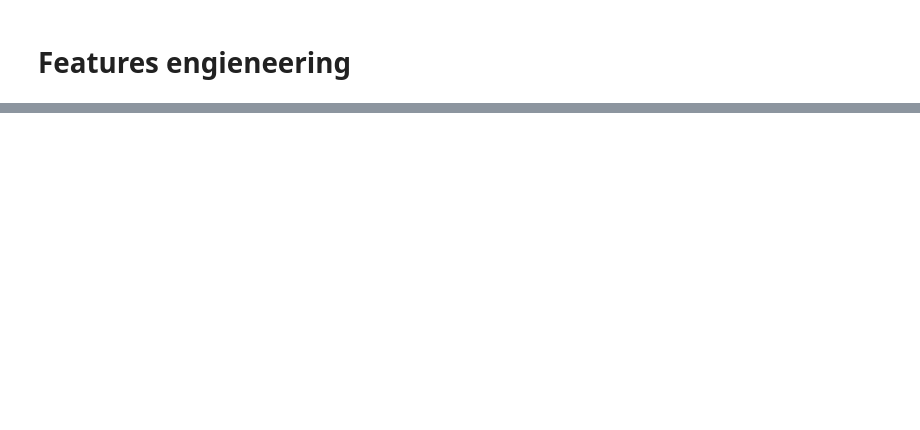
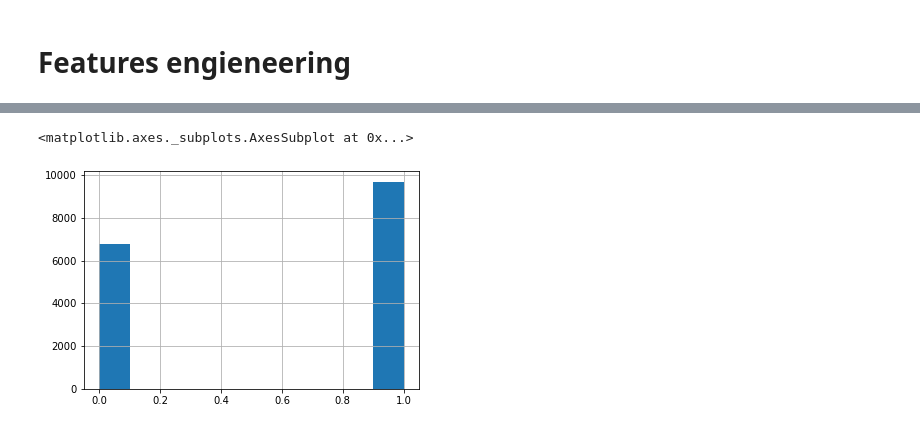
Before and after one commit to vesran/BookerGuess, a Jupyter notebook: dev/_3_train_DF_NDF.ipynb, the cells around one changed output, grey strips where cells are left out. Saved outputs shown, nothing was run; the diff lists cells and outputs as text; code cells hidden in the pictures; blank space fills up the shorter version.

```diff
--- a/dev/_3_train_DF_NDF.ipynb
+++ b/dev/_3_train_DF_NDF.ipynb
@@ -75,0 +110,7 @@ model.score(X_test, y_test)
+# %%
+pred = model.predict(X_test)
+# %%
+df = data.tail(data.shape[0] - n).copy().reset_index()
+# %%
+df['prediction'] = pred
+df
@@ -75,0 +131,3 @@ model.score(X_test, y_test)
+# %%
+errors = df[df['prediction'] != df['target']].copy().reset_index()
+errors
@@ -75,0 +148,5 @@ model.score(X_test, y_test)
+# %%
+errors['target'].hist()
+# %% [output]
+<matplotlib.axes._subplots.AxesSubplot at 0x...>
+[figure, added]
```
Also changed, not shown: parts of 13 cells of this notebook.
